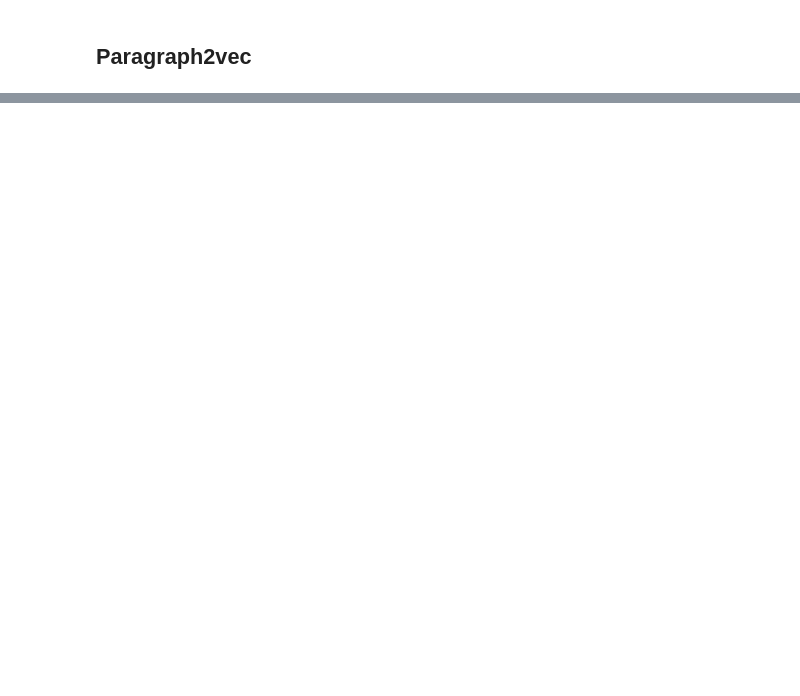
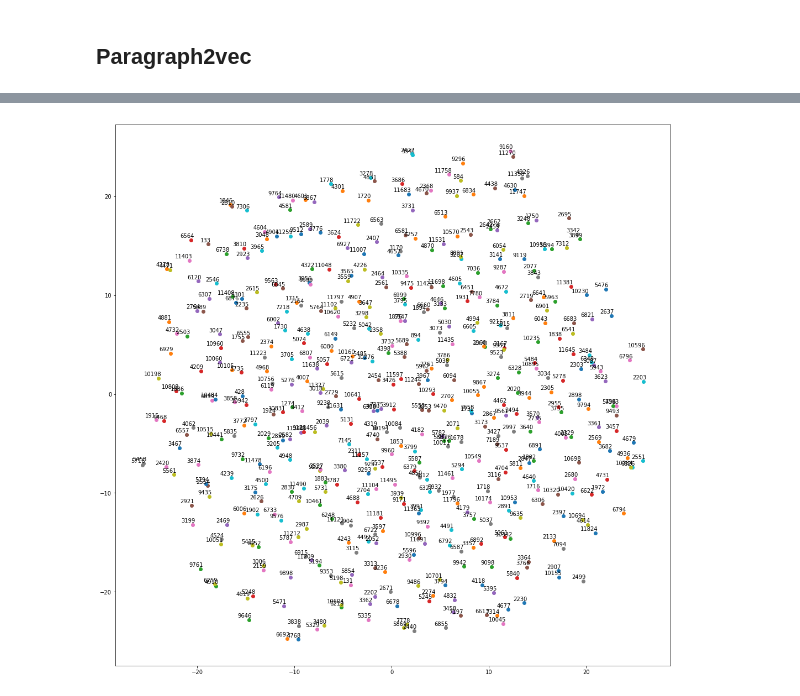
Before and after one commit to cirocavani/tensorflow-jupyter, a Jupyter notebook: workspace/NLP/paragraph2vec.ipynb, the cells around one changed output, grey strips where cells are left out. Drawn from its saved outputs; the diff is of its cells as text; code cells hidden in the pictures; blank space fills up the shorter version.

```diff
--- a/workspace/NLP/paragraph2vec.ipynb
+++ b/workspace/NLP/paragraph2vec.ipynb
@@ -506,8 +662,12 @@ VOCABULARY_SIZE = 50000
 class DocumentCorpus:
 
     def __init__(self, documents, document_ids, vocabulary_size=VOCABULARY_SIZE):
-        documents_words = dict((doc_id, clean_text(documents[doc_id]).split())
-                               for doc_id in document_ids)
+        documents = dict((doc_id, documents[doc_id]) for doc_id in document_ids)
+
+        self.documents = documents
+
+        documents_words = dict((doc_id, clean_text(doc_raw).split())
+                               for doc_id, doc_raw in documents.items())
 
         words_flat = (word for doc_words in documents_words.values() for word in doc_words)
         words = collections.Counter(words_flat).most_common(vocabulary_size - 1)
@@ -559,12 +719,19 @@ class DocumentCorpus:
     def word_from_idx(self, i):
         return self._word_from_idx[i]
 
-    def document_form_id(self, doc_id):
+    def raw_from_id(self, doc_id):
+        return self.documents[doc_id]
+
+    def raw_from_idx(self, i):
+        doc_id = self.document_from_idx[i]
+        return self.documents[doc_id]
+
+    def vector_form_id(self, doc_id):
         i = self.document_to_idx[doc_id]
         return self.document_vectors[i]
 
-    def document_form_id_words(self, doc_id):
-        doc_vec = self.document_form_id(doc_id)
+    def vector_form_id_words(self, doc_id):
+        doc_vec = self.vector_form_id(doc_id)
         return list(self.word_from_idx(w_i) for w_i in doc_vec)
 
 train_corpus = DocumentCorpus(sentences, train)
@@ -575,7 +742,7 @@ print('\nDocuments size:\n')
 print(train_corpus.documents_size)
 print('\nMost common words (+UNK):\n')
 print(train_corpus.most_common_words())
-print('\nDocument example:\n')
-print(sentences[train[0]], '\n')
-print(train_corpus.document_form_id(train[0]), '\n')
-print(train_corpus.document_form_id_words(train[0]))
+print('\nDocument example:', train[0], '\n')
+print(train_corpus.raw_from_id(train[0]), '\n')
+print(train_corpus.vector_form_id(train[0]), '\n')
+print(train_corpus.vector_form_id_words(train[0]))
@@ -848,4 +1089,4 @@ doc_trainer = Doc2vecTrainer(
     embedding_size = 128,  # Dimension of the embedding vector.
     num_sampled = 64)      # Number of negative examples to sample.
 
-words_embeddings = doc_trainer.train()
+docs_embeddings = doc_trainer.train()
@@ -852,24 +1111,26 @@ words_embeddings = doc_trainer.train()
 # %%
 %matplotlib inline
 
 from sklearn.manifold import TSNE
 import matplotlib.pyplot as plt
 
 tsne = TSNE(perplexity=30, n_components=2, init='pca', n_iter=5000)
 plot_only = 500
-low_dim_embs = tsne.fit_transform(words_embeddings[:plot_only,:])
-labels = list(doc_trainer.word_from_idx(i) for i in range(plot_only))
+low_dim_embs = tsne.fit_transform(docs_embeddings[:plot_only,:])
+labels = list(train_corpus.document_from_idx[i] for i in range(plot_only))
 
 plt.figure(figsize=(18, 18))  #in inches
 for i, label in enumerate(labels):
     x, y = low_dim_embs[i,:]
     plt.scatter(x, y)
     plt.annotate(
         label,
         xy=(x, y),
         xytext=(5, 2),
         textcoords='offset points',
         ha='right',
         va='bottom')
 
 plt.show()
+# %% [output]
+[figure, added]
```
Also changed, not shown: parts of 21 cells of this notebook.
